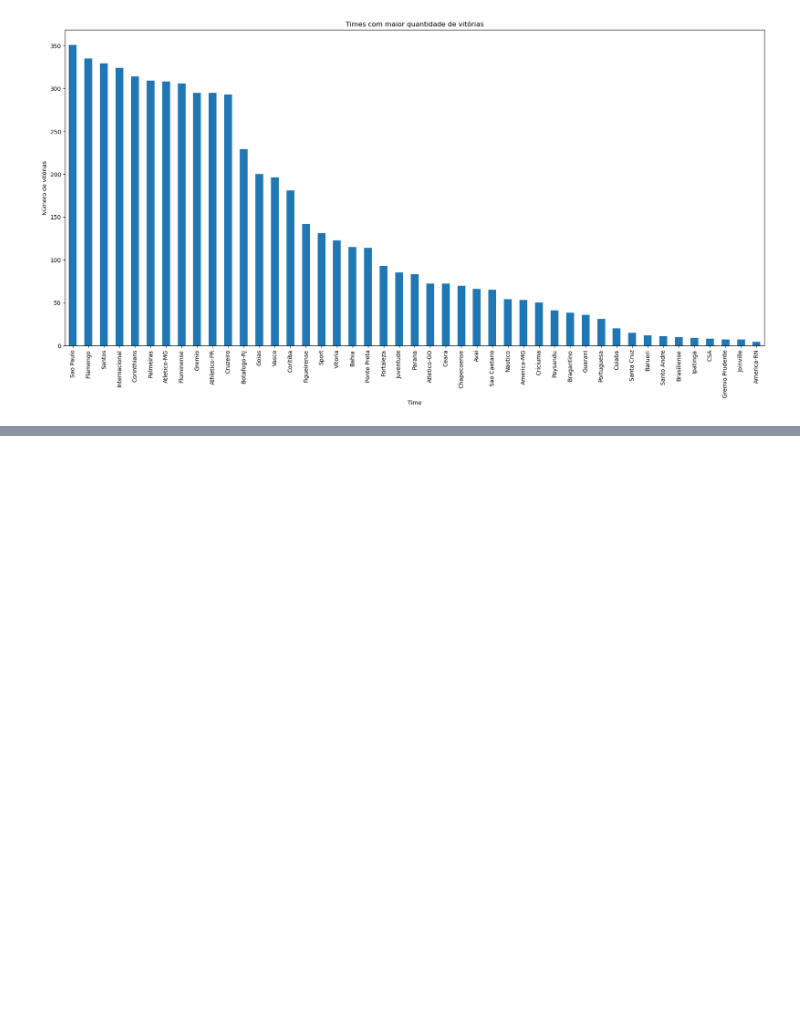
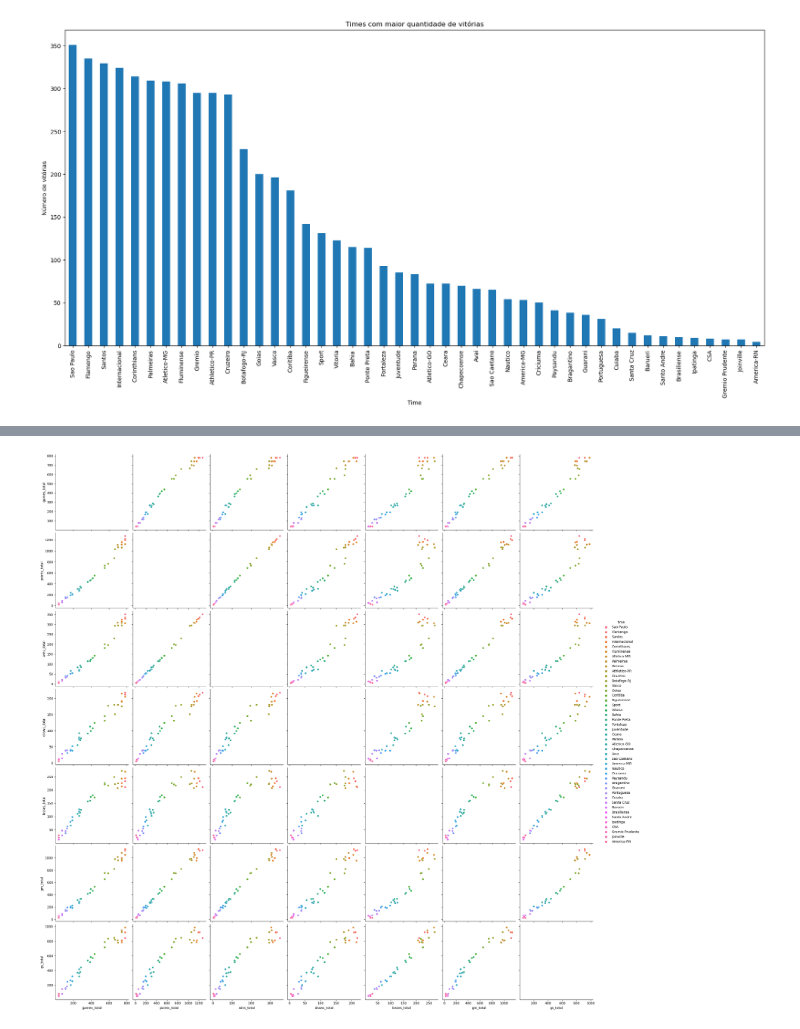
Before and after one commit to gabriel-arrvda/ac2-padroes, a Jupyter notebook: brasileirao.ipynb, the cells around one changed output, grey strips where cells are left out. Drawn from its saved outputs; the diff is of its cells as text; code cells hidden in the pictures; blank space fills up the shorter version.

```diff
--- a/brasileirao.ipynb
+++ b/brasileirao.ipynb
@@ -101,0 +211,3 @@ KeyboardInterrupt:
+# %%
+totalGames.sort_values(by=['points_total'], ascending=False, inplace=True)
+totalGames.head()
@@ -101,0 +221,4 @@ KeyboardInterrupt:
+# %%
+sns.pairplot(totalGames, hue='time', height=3.5);
+# %% [output]
+[figure, added]
```
Also changed, not shown: parts of 13 cells of this notebook.
